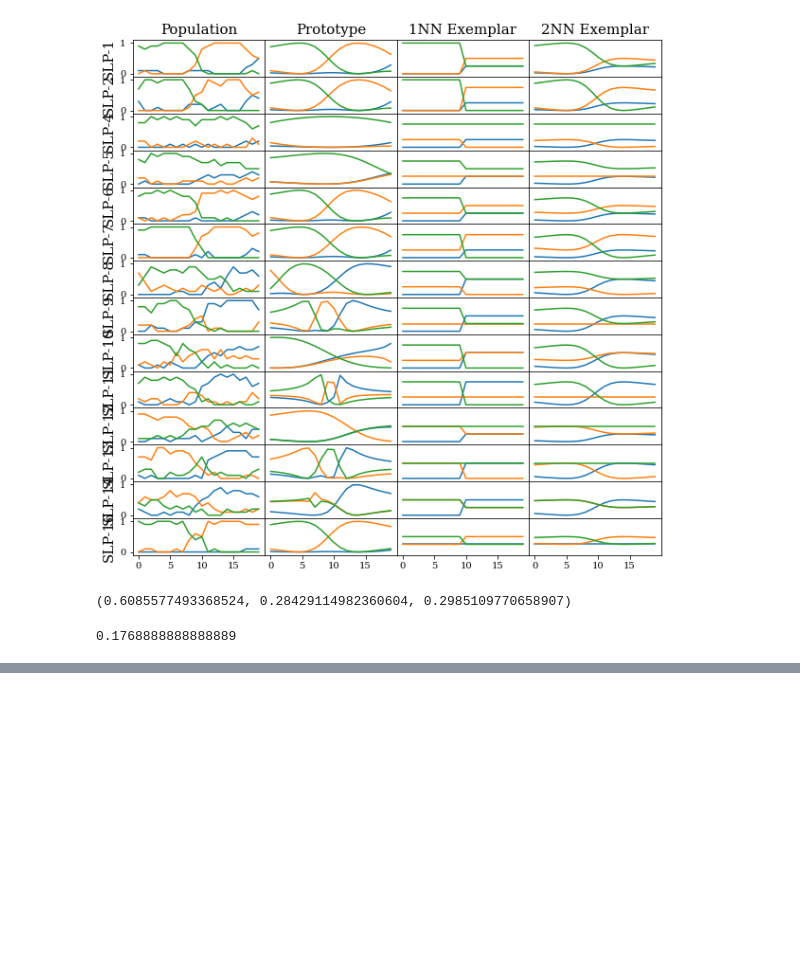
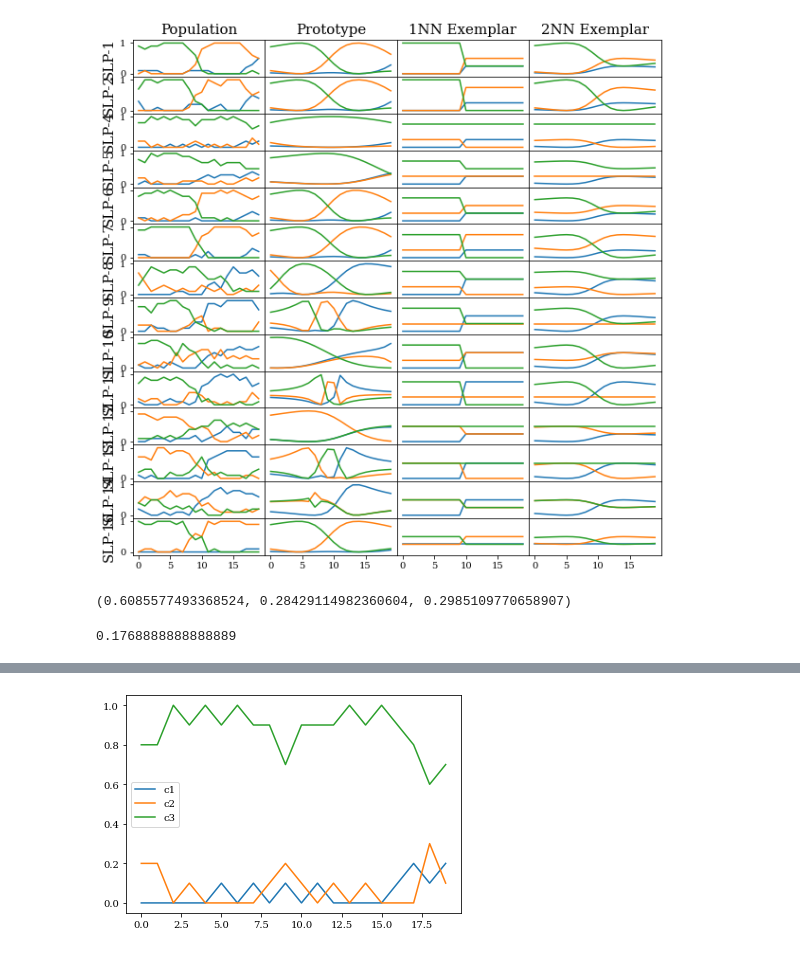
Before and after one commit to ilia10000/LO-Shot, a Jupyter notebook: LOSLP/dino-analysis_p-vs-e.ipynb, the cells around one changed output, grey strips where cells are left out. Cells and saved outputs as stored; diff of their text form; code cells hidden in the pictures; blank space fills up the shorter version.

```diff
--- a/LOSLP/dino-analysis_p-vs-e.ipynb
+++ b/LOSLP/dino-analysis_p-vs-e.ipynb
@@ -415,0 +445,80 @@ np.var(np.vstack([class1,class2,class3]).transpose())
+# %%
+def hardmax(x):
+    preds=x.max(axis=1,keepdims=1) == x
+    normed=[p/sum(p) for p in preds]
+    return normed
+# %%
+i=0
+for num in [4]:
+    i+=1
+    ignore = ['w93e05c8', 'w8f3a5e6', 'w72ff099', 'w6189e36', 'w3cbe79c',
+           'w86d39ac', 'wfc8e96c', 'wf2fae6e', 'w2c152d2', 'wbfb9c6f',]
+           #'wcfe7234', 'wb38724c', 'we815cde', 'wb2873cd', 'wf369503']
+    button_response_data = pd.read_csv("{}/html-button-response.csv".format(load_dir))
+    responses = button_response_data[(button_response_data.task == 'testing_c1_categorize') | (button_response_data.task == 'testing_c2_categorize')]
+    responses = responses[["wid", "task", "response", "target_dino", "label_pair", "manifold_jitter"]]
+    for wid in ignore:
+        responses = responses[responses.wid != wid]
+    responses = responses[responses.label_pair == num]
+
+    responses["response"] = responses["response"].astype('category',copy=False)
+    responses["target_dino"] = responses["target_dino"].astype('category',copy=False)
+
+    cloud=responses
+    cloud_dict={}
+    for i in range(20):
+        cloud_dict[i]=[0, 0, 0]
+    for i in range(len(cloud.target_dino)):
+        cloud_dict[int(list(cloud.target_dino)[i])][list(cloud.response)[i]]+=1
+    class1 = [cloud_dict[i][0]/sum(cloud_dict[i]) for i in range(20)]
+    class2 = [cloud_dict[i][1]/sum(cloud_dict[i]) for i in range(20)]
+    class3 = [cloud_dict[i][2]/sum(cloud_dict[i]) for i in range(20)]
+    plt.plot(list(range(20)),class1, label='c1')
+    plt.plot(list(range(20)),class2, label='c2')
+    plt.plot(list(range(20)),class3, label='c3')
+    plt.legend()
+    plt.show()
+    mp1=np.sum(class1*np.array(range(20)))/np.sum(class1)
+    mp2=np.sum(class2*np.array(range(20)))/np.sum(class2)
+    mp3=np.sum(class3*np.array(range(20)))/np.sum(class3)
+    mean_peaks=np.array([mp1,mp2,mp3])
+
+    def peaks(lab1, lab2):
+        diffs = lab2-lab1
+        shift=(1-lab2)/diffs
+        shift[diffs==0]=-0.5
+        return 14+(shift*(14-5))
+    shift_peaks=peaks(*sl[num])
+    print(mean_peaks)
+    print(shift_peaks)
+
+    clf=SoftKNN(k=3)
+    prototype_loc = shift_peaks#mean_peaks+[20,0,0]#+[-3,-11,-1.01]#+[41/2 - mean_peaks[0]/2,0,0]#mean_peaks+[41/2 - mean_peaks[0]/2,-41/2 + mean_peaks[1]/2,0]#np.array([18,13.7,4.6])
+    prototype_lab = np.array([np.array([1., 0., 0.]), np.array([0.,1.,0.]), np.array([0.,0.,1.])])
+    clf.fit(prototype_loc, prototype_lab)
+    x=np.linspace(0,19, 20)
+    preds=clf.probabilities(x)
+    preds=hardmax(preds)
+    plt.plot(x,preds)
+    plt.show()
+    print(prototype_loc)
+
+    clf2=SoftKNN(k=1)
+    clf2.fit([5.0001,14.0001],sl[num])
+    x=np.linspace(0,19, 20)
+    preds=clf2.probabilities(x)
+    preds=hardmax(preds)
+    plt.plot(x,preds)
+    plt.show()
+    print(prototype_loc)
+
+    clf2=SoftKNN(k=2)
+    clf2.fit([5.0001,14.0001],sl[num])
+    x=np.linspace(0,19, 20)
+    preds=clf2.probabilities(x)
+    preds=hardmax(preds)
+    plt.plot(x,preds)
+    plt.show()
+    print(prototype_loc)
+# %% [output]
+[figure, added]
```
Also changed, not shown: parts of 9 cells of this notebook.
